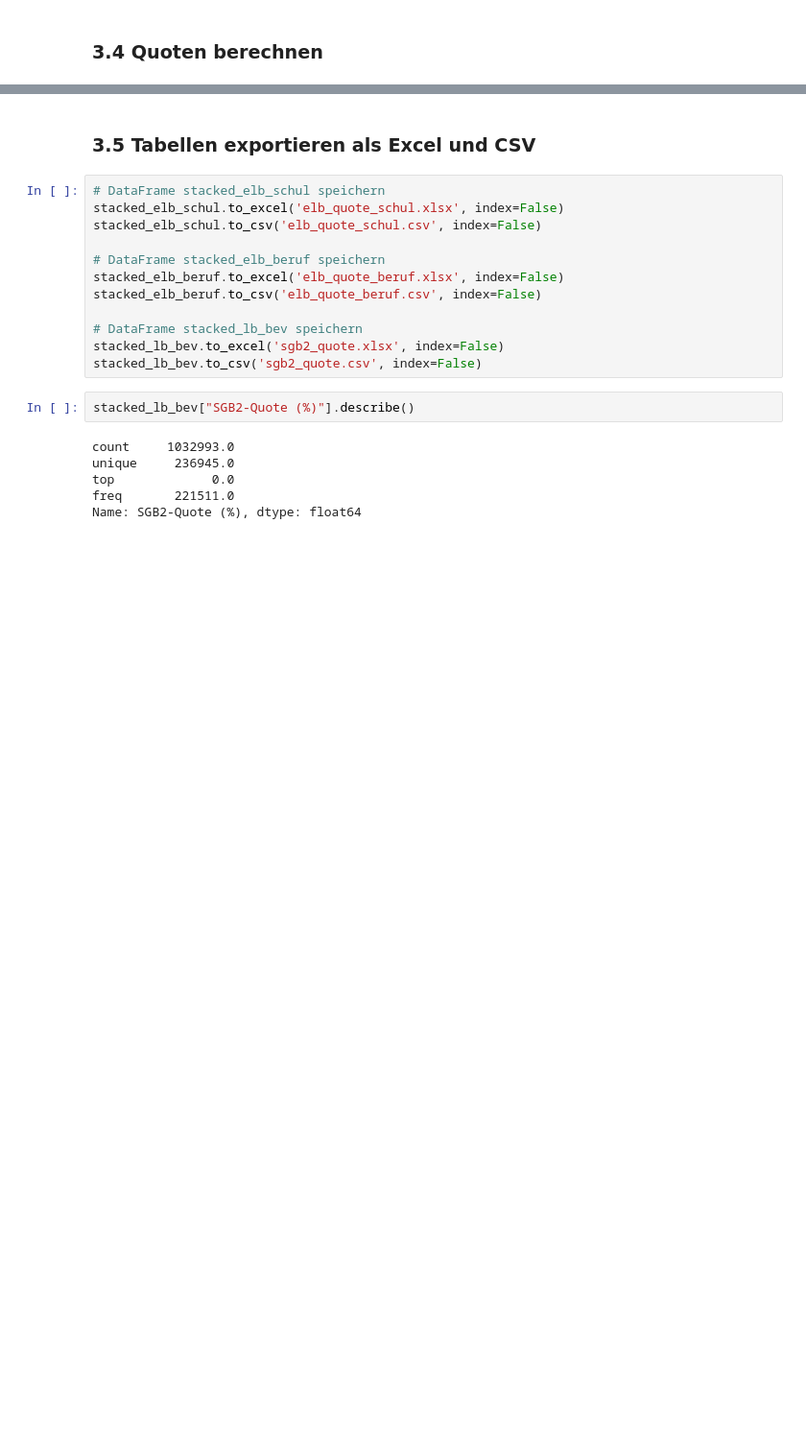
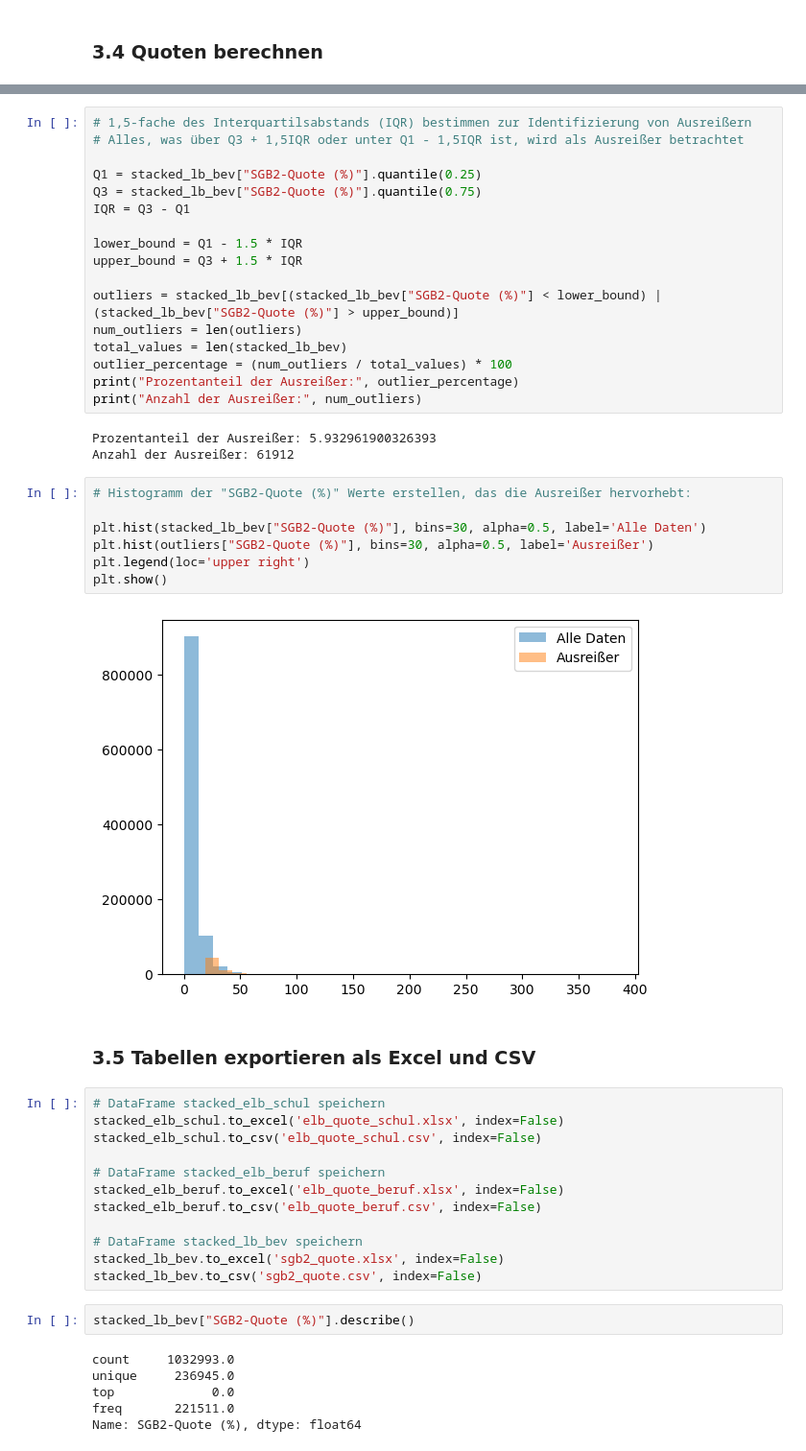
Before and after one commit to tobias-vetterle/mikrokosmos, a Jupyter notebook: aufbereitung_mikrokosmos.ipynb, the cells around one changed output, grey strips where cells are left out. Shown at 96% size. Cells and saved outputs as stored; diff of their text form; blank space fills up the shorter version.

Commit message:
V 1.3
- vorläufige Auswertung zu den Ausreißern bei den SGB-II Daten ergänzt

```diff
--- a/aufbereitung_mikrokosmos.ipynb
+++ b/aufbereitung_mikrokosmos.ipynb
@@ -503,3 +543,32 @@ stacked_elb_beruf.head()
+# %%
+# 1,5-fache des Interquartilsabstands (IQR) bestimmen zur Identifizierung von Ausreißern
+# Alles, was über Q3 + 1,5IQR oder unter Q1 - 1,5IQR ist, wird als Ausreißer betrachtet
+
+Q1 = stacked_lb_bev["SGB2-Quote (%)"].quantile(0.25)
+Q3 = stacked_lb_bev["SGB2-Quote (%)"].quantile(0.75)
+IQR = Q3 - Q1
+
+lower_bound = Q1 - 1.5 * IQR
+upper_bound = Q3 + 1.5 * IQR
+
+outliers = stacked_lb_bev[(stacked_lb_bev["SGB2-Quote (%)"] < lower_bound) | (stacked_lb_bev["SGB2-Quote (%)"] > upper_bound)]
+num_outliers = len(outliers)
+total_values = len(stacked_lb_bev)
+outlier_percentage = (num_outliers / total_values) * 100
+print("Prozentanteil der Ausreißer:", outlier_percentage)
+print("Anzahl der Ausreißer:", num_outliers)
+# %% [output]
+Prozentanteil der Ausreißer: 5.932961900326393
+Anzahl der Ausreißer: 61912
+# %%
+# Histogramm der "SGB2-Quote (%)" Werte erstellen, das die Ausreißer hervorhebt:
+
+plt.hist(stacked_lb_bev["SGB2-Quote (%)"], bins=30, alpha=0.5, label='Alle Daten')
+plt.hist(outliers["SGB2-Quote (%)"], bins=30, alpha=0.5, label='Ausreißer')
+plt.legend(loc='upper right')
+plt.show()
+# %% [output]
+[figure, added]
 # %% [markdown]
 ### 3.5 Tabellen exportieren als Excel und CSV
 # %%
```
Also changed, not shown: parts of 5 cells of this notebook.
